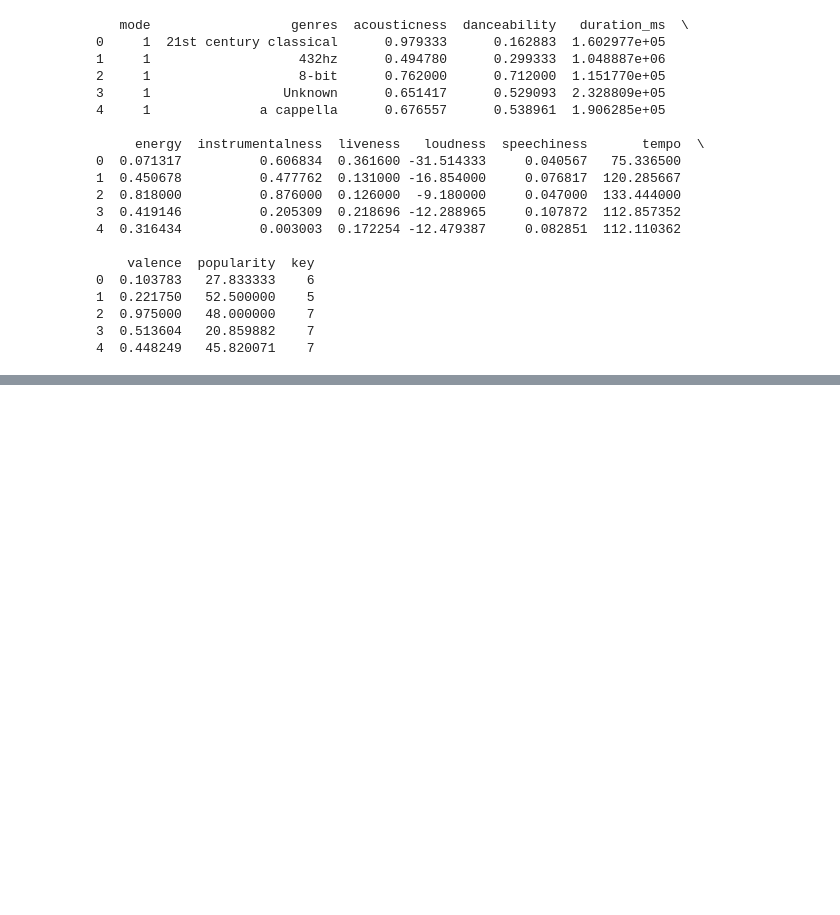
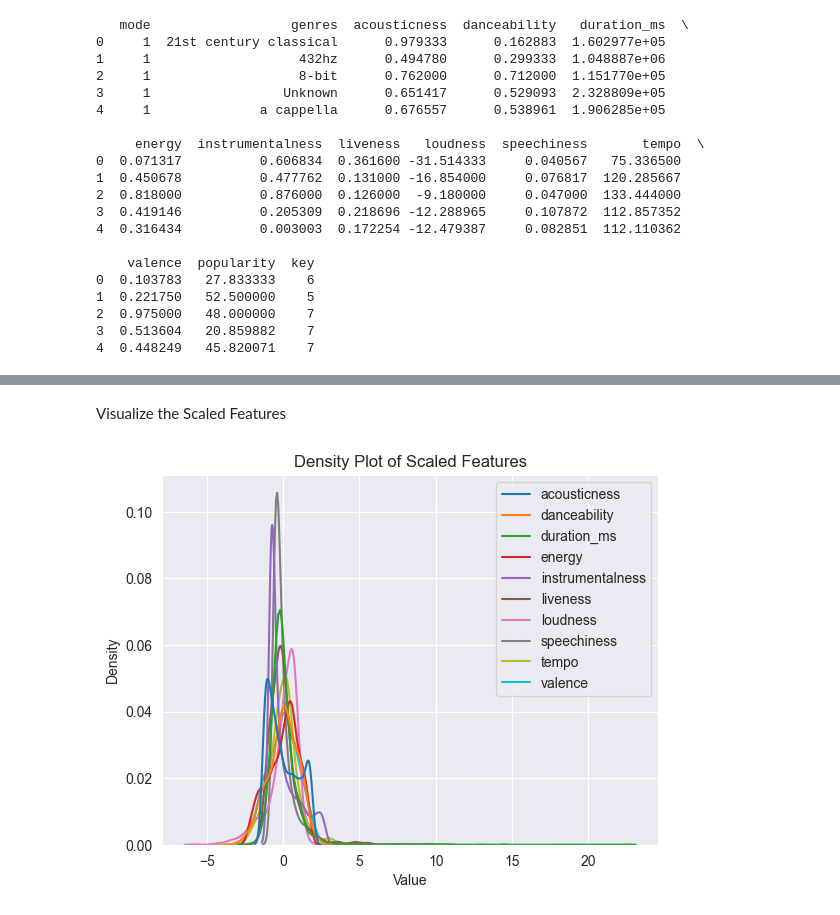
Before and after one commit to MaidenTaief/MUSIC-REC, a Jupyter notebook: Cluster/data_by_genres.ipynb, the cells around one changed output, grey strips where cells are left out. Cells and saved outputs as stored; diff of their text form; code cells hidden in the pictures; blank space fills up the shorter version.

Commit message:
data_by_genre_clustering

```diff
--- a/Cluster/data_by_genres.ipynb
+++ b/Cluster/data_by_genres.ipynb
@@ -105,0 +108,16 @@ print(data_by_genres.head())
+# %%
+#data standardization
+# Import the StandardScaler
+from sklearn.preprocessing import StandardScaler
+
+# Create a StandardScaler instance
+scaler = StandardScaler()
+
+# Feature to scale
+features_to_scale = ['acousticness', 'danceability', 'duration_ms', 'energy', 'instrumentalness', 'liveness', 'loudness', 'speechiness', 'tempo', 'valence']
+
+# Apply the scaler to the features to scale
+data_by_genres[features_to_scale] = scaler.fit_transform(data_by_genres[features_to_scale])
+
+# Display the first five rows of the DataFrame
+print(data_by_genres.head())
@@ -105,0 +145,16 @@ print(data_by_genres.head())
+# %% [markdown]
+Visualize the Scaled Features
+# %%
+import seaborn as sns
+import matplotlib.pyplot as plt
+
+# Visualize the scaled features
+sns.kdeplot(data=data_by_genres[features_to_scale])
+plt.title('Density Plot of Scaled Features')
+plt.xlabel('Value')
+plt.ylabel('Density')
+# save the plot
+plt.savefig('/Users/taief/Desktop/MUSIC REC/data/scaled_features_genre.png')
+plt.show()
+# %% [output]
+[figure, added]
```
Also changed, not shown: parts of 10 cells of this notebook, 4 other files.
